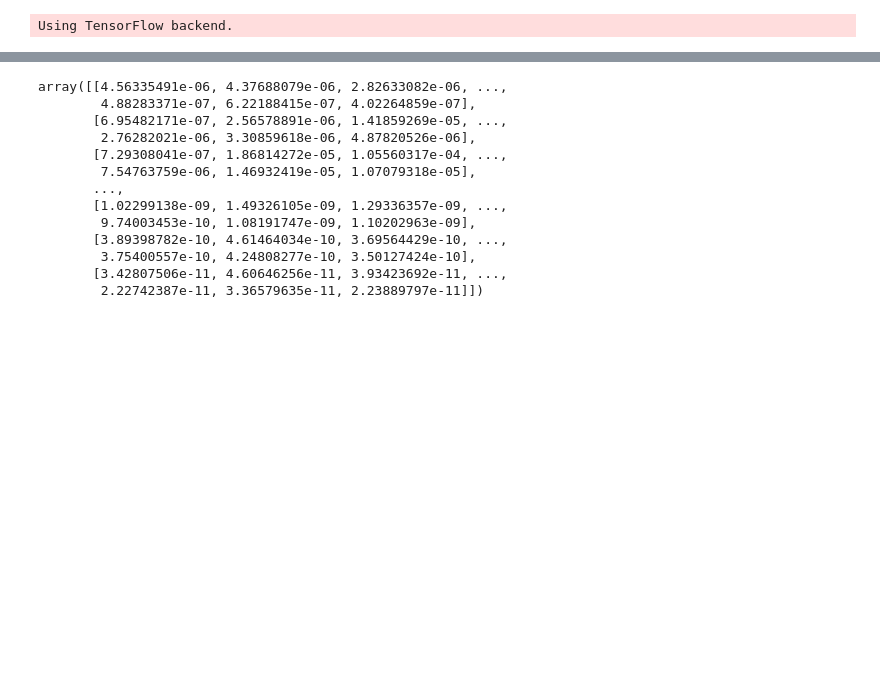
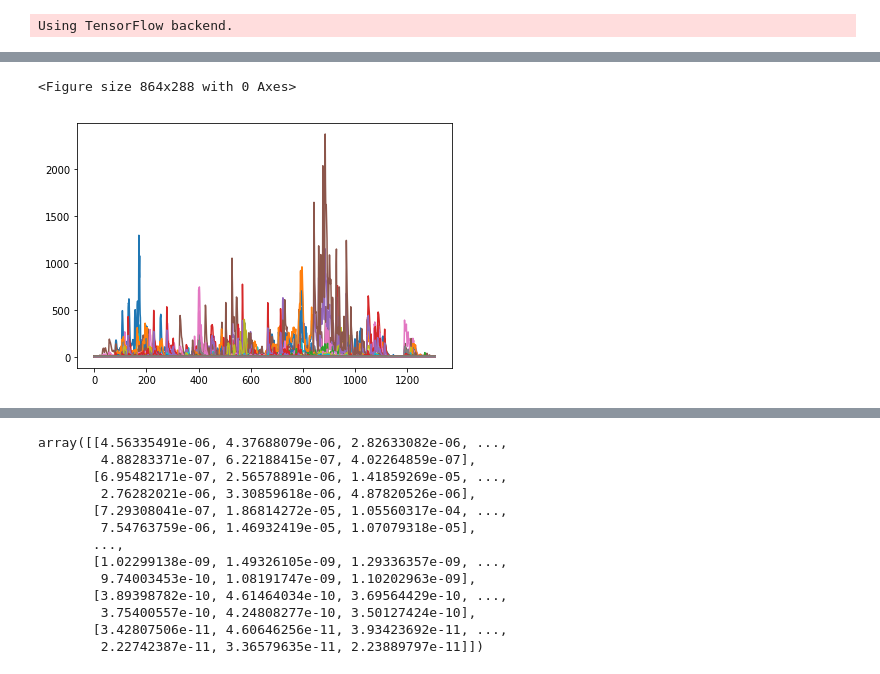
Before and after one commit to FMunyoz/MMK2019, a Jupyter notebook: mmk19/MMK19.ipynb, the cells around one changed output, grey strips where cells are left out. Cells and saved outputs as stored; diff of their text form; code cells hidden in the pictures; blank space fills up the shorter version.

```diff
--- a/mmk19/MMK19.ipynb
+++ b/mmk19/MMK19.ipynb
@@ -15,0 +43,8 @@ y, sr = librosa.load(filename)
+# %%
+plot.figure(figsize=(12, 4))
+masteredDf.plot()
+plot.legend().remove()
+plot.tight_layout()
+# %% [output]
+<Figure size 864x288 with 0 Axes>
+[figure, added]
```
Also changed, not shown: parts of 18 cells of this notebook.
